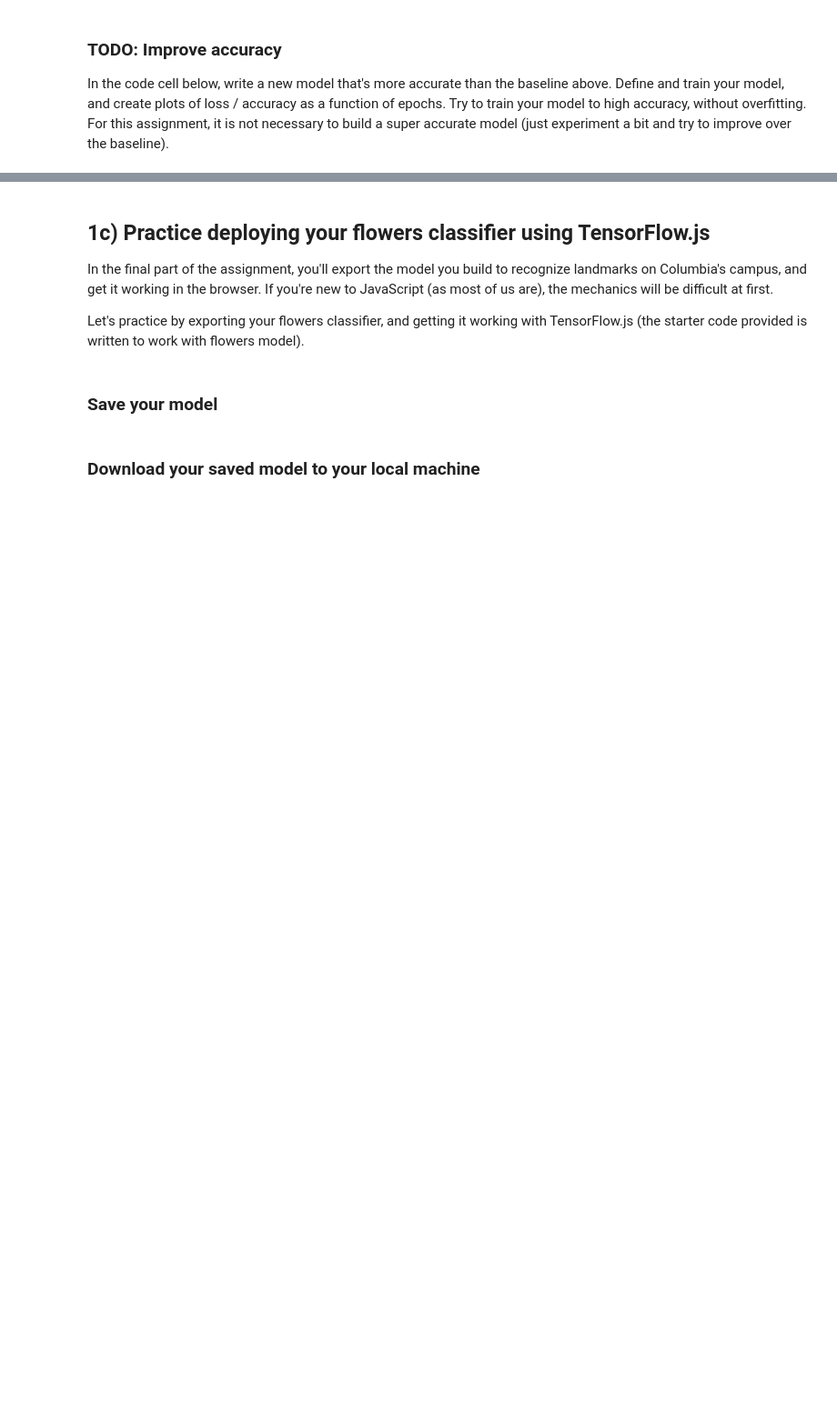
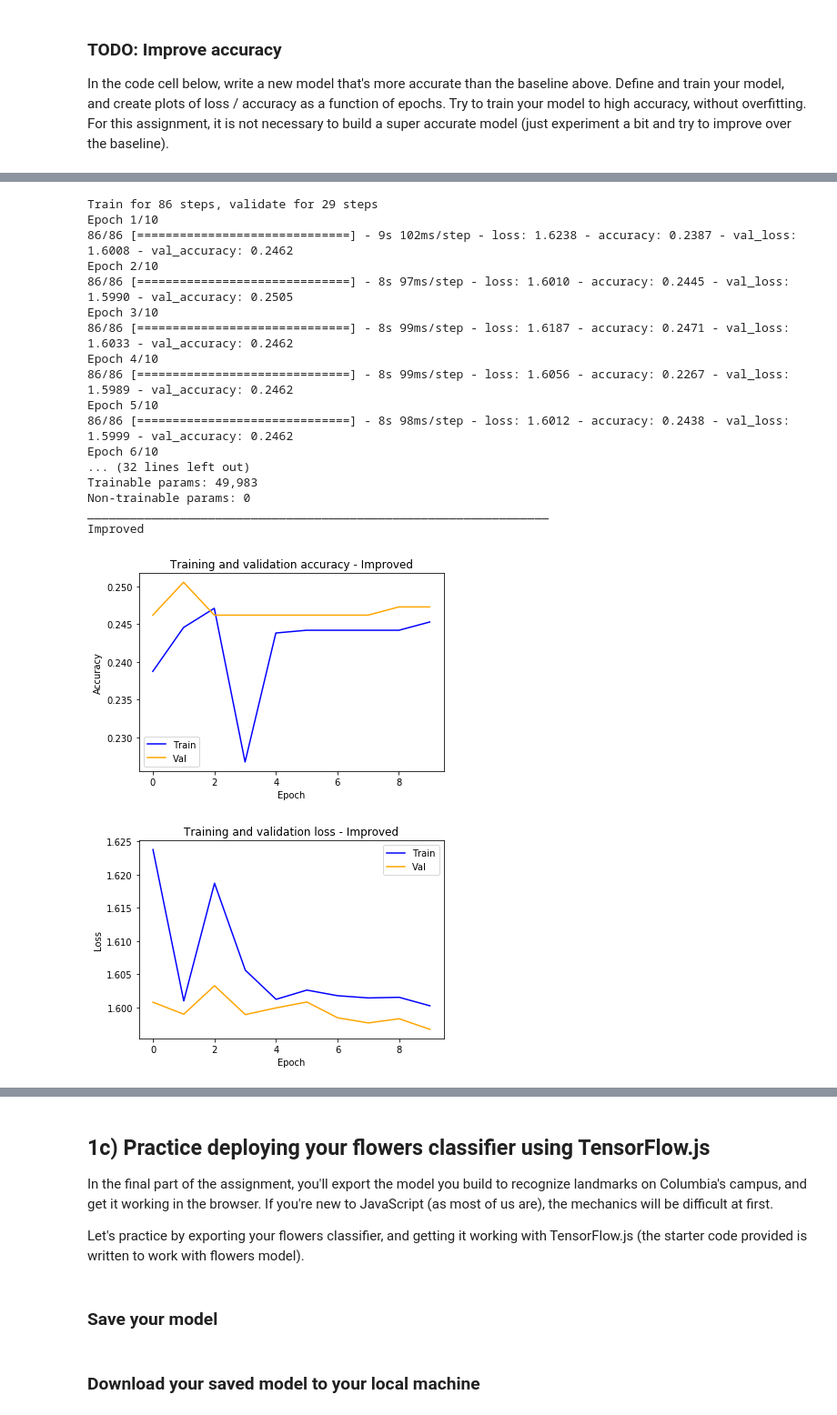
Before and after one commit to dansilva11/Applied_Deep_Learning_w4995, a Jupyter notebook: a2_1.ipynb, the cells around one changed output, grey strips where cells are left out. Shown at 91% size. Cells and saved outputs as stored; diff of their text form; code cells hidden in the pictures; blank space fills up the shorter version.

```diff
--- a/a2_1.ipynb
+++ b/a2_1.ipynb
@@ -433,5 +460,6 @@ In the code cell below, write a new model that's more accurate than the baseline
 # %%
-# TODO: your code here
+# Baseline
+
 model = models.Sequential()
 model.add(layers.Conv2D(16, (3, 3), activation='relu',
                         input_shape=(IMG_SIZE, IMG_SIZE, 3)))
@@ -441,4 +469,6 @@ model.add(layers.Dense(5, activation='softmax'))
 model.compile(optimizer='adam',
               loss='sparse_categorical_crossentropy',
               metrics=['accuracy'])
-model.fit(train_ds, validation_data=test_ds, epochs=5)
+baseline_history = model.fit(train_ds, validation_data=test_ds, epochs=10)
+
+model.summary()
@@ -444,0 +493,50 @@ model.fit(train_ds, validation_data=test_ds, epochs=5)
+# %%
+#imporve
+
+model = models.Sequential()
+model.add(layers.Conv2D(16, (3, 3), activation='relu',
+                        input_shape=(IMG_SIZE, IMG_SIZE, 3),padding='same'))
+model.add(layers.BatchNormalization(axis=-1))
+model.add(layers.MaxPooling2D())
+model.add(layers.Conv2D(32, (3, 3), activation='relu',
+                        input_shape=(IMG_SIZE, IMG_SIZE, 3),padding='same'))
+model.add(layers.BatchNormalization(axis=-1))
+model.add(layers.MaxPooling2D())
+model.add(layers.Conv2D(64, (3, 3), activation='relu',
+                        input_shape=(IMG_SIZE, IMG_SIZE, 3),padding='same'))
+model.add(layers.BatchNormalization(axis=-1))
+model.add(layers.MaxPooling2D())
+model.add(layers.Flatten())
+model.add(layers.Dense(16, activation='relu'))
+model.add(layers.BatchNormalization(axis=-1))
+model.add(layers.Dropout(0.5))
+model.add(layers.Dense(5, activation='softmax'))
+model.compile(optimizer='adam',
+              loss='sparse_categorical_crossentropy',
+              metrics=['accuracy'])
+imporved_history = model.fit(train_ds, validation_data=test_ds, epochs=10)
+
+model.summary()
+print("Improved")
+plot(imporved_history,"Improved")
+print()
+# %% [output]
+Train for 86 steps, validate for 29 steps
+Epoch 1/10
+86/86 [==============================] - 9s 102ms/step - loss: 1.6238 - accuracy: 0.2387 - val_loss: 1.6008 - val_accuracy: 0.2462
+Epoch 2/10
+86/86 [==============================] - 8s 97ms/step - loss: 1.6010 - accuracy: 0.2445 - val_loss: 1.5990 - val_accuracy: 0.2505
+Epoch 3/10
+86/86 [==============================] - 8s 99ms/step - loss: 1.6187 - accuracy: 0.2471 - val_loss: 1.6033 - val_accuracy: 0.2462
+Epoch 4/10
+86/86 [==============================] - 8s 99ms/step - loss: 1.6056 - accuracy: 0.2267 - val_loss: 1.5989 - val_accuracy: 0.2462
+Epoch 5/10
+86/86 [==============================] - 8s 98ms/step - loss: 1.6012 - accuracy: 0.2438 - val_loss: 1.5999 - val_accuracy: 0.2462
+Epoch 6/10
+... (32 lines left out)
+Trainable params: 49,983
+Non-trainable params: 0
+_________________________________________________________________
+Improved
+[figure, added]
+[figure, added]
```
Also changed, not shown: parts of 22 cells of this notebook.
